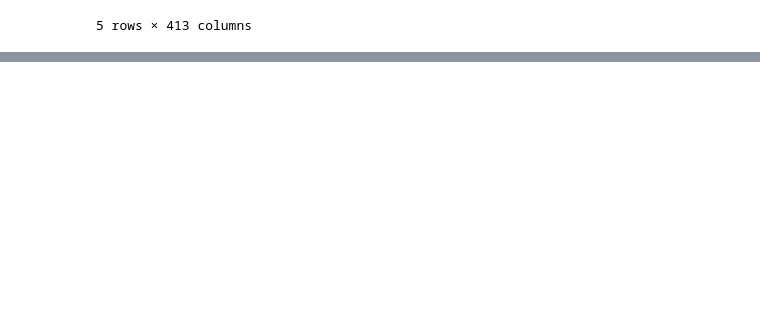
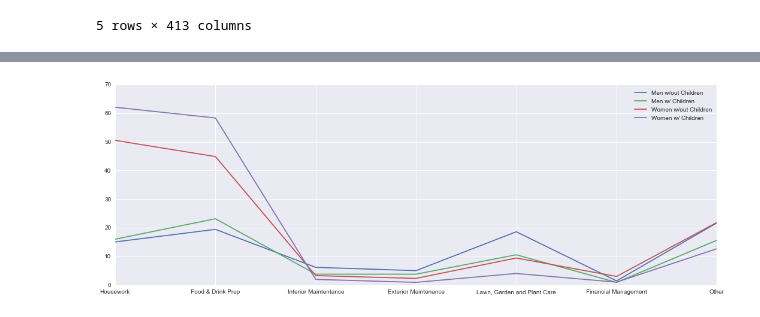
Before and after one commit to tiyd-python-2015-01/atus-analysis, a Jupyter notebook: ATUS_Analysis.ipynb, the cells around one changed output, grey strips where cells are left out. Cells and saved outputs as stored; diff of their text form; code cells hidden in the pictures; blank space fills up the shorter version.

```diff
--- a/ATUS_Analysis.ipynb
+++ b/ATUS_Analysis.ipynb
@@ -145,0 +146,5 @@ average_minutes(women_with_no_children, "02")
+# %%
+housework_df.plot(figsize=(18,6))
+plt.show()
+# %% [output]
+[figure, added]
```
Also changed, not shown: parts of 42 cells of this notebook.
